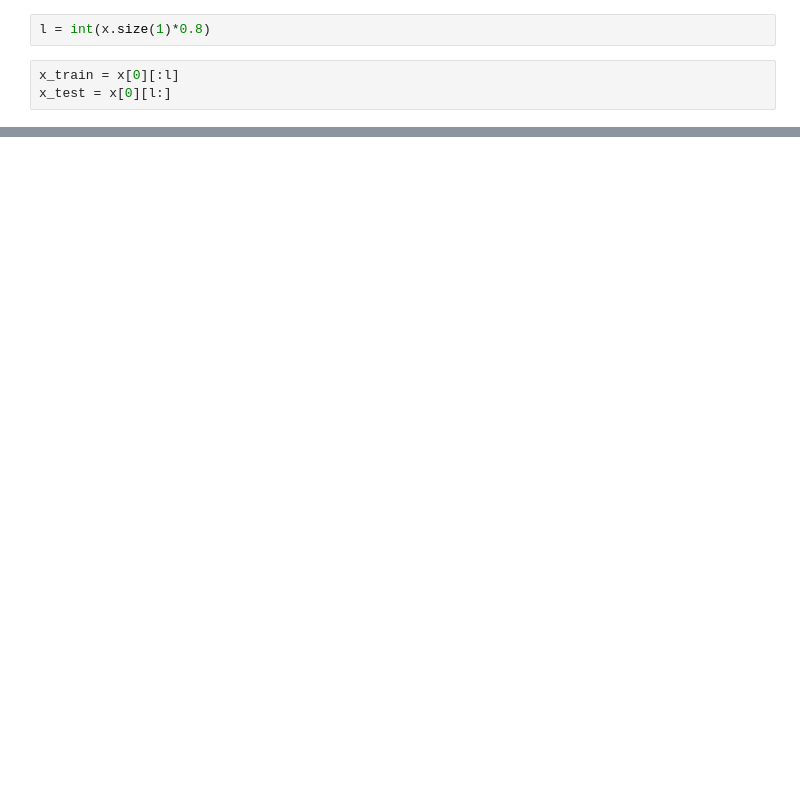
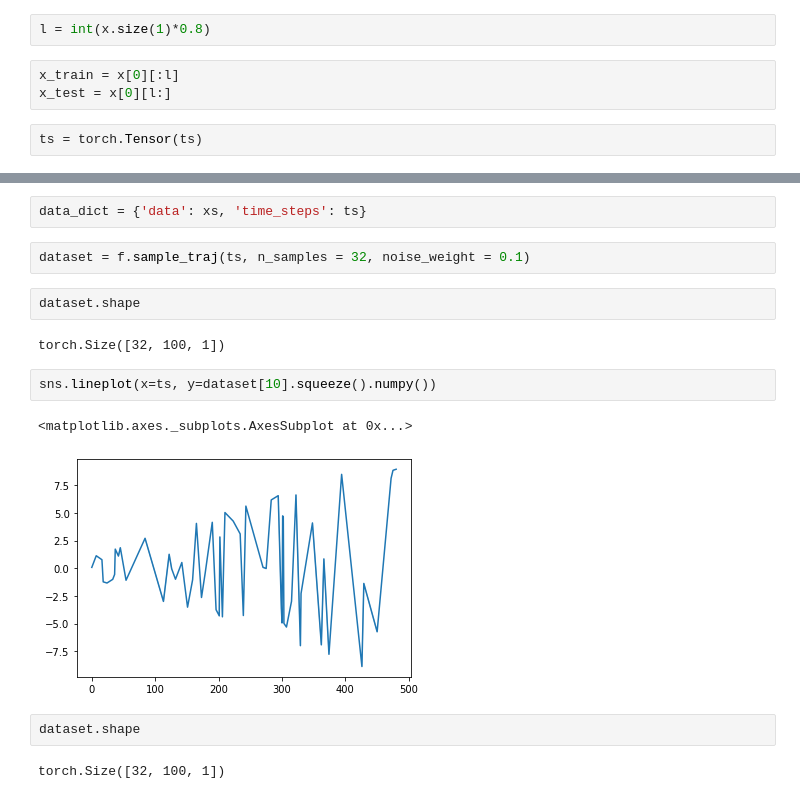
Before and after one commit to glennkroegel/pytorch-starlightcurves, a Jupyter notebook: toy_sample.ipynb, the cells around one changed output, grey strips where cells are left out. Cells and saved outputs as stored; diff of their text form; blank space fills up the shorter version.

```diff
--- a/toy_sample.ipynb
+++ b/toy_sample.ipynb
@@ -46,3 +66,5 @@ l = int(x.size(1)*0.8)
 # %%
 x_train = x[0][:l]
 x_test = x[0][l:]
+# %%
+ts = torch.Tensor(ts)
@@ -48,0 +83,17 @@ x_test = x[0][l:]
+# %%
+data_dict = {'data': xs, 'time_steps': ts}
+# %%
+dataset = f.sample_traj(ts, n_samples = 32, noise_weight = 0.1)
+# %%
+dataset.shape
+# %% [output]
+torch.Size([32, 100, 1])
+# %%
+sns.lineplot(x=ts, y=dataset[10].squeeze().numpy())
+# %% [output]
+<matplotlib.axes._subplots.AxesSubplot at 0x...>
+[figure, added]
+# %%
+dataset.shape
+# %% [output]
+torch.Size([32, 100, 1])
```
Also changed, not shown: parts of 8 cells of this notebook.
